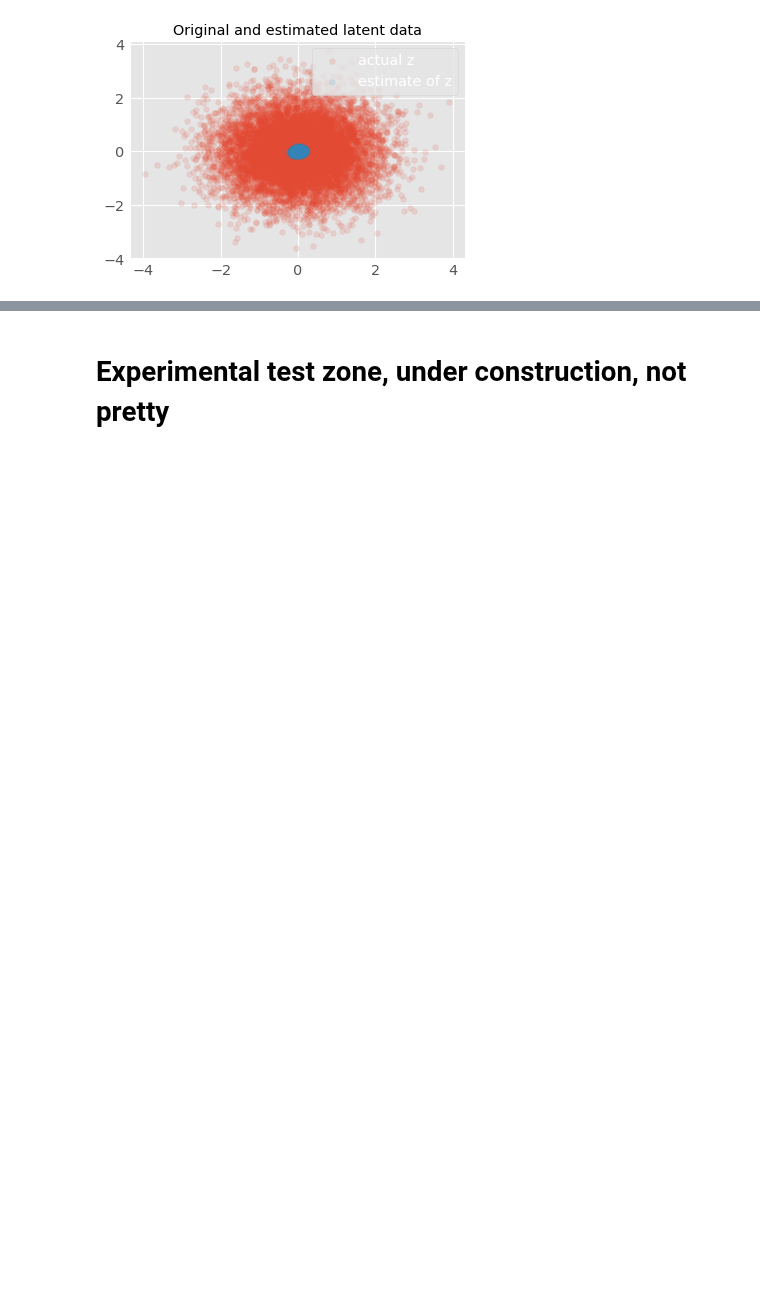
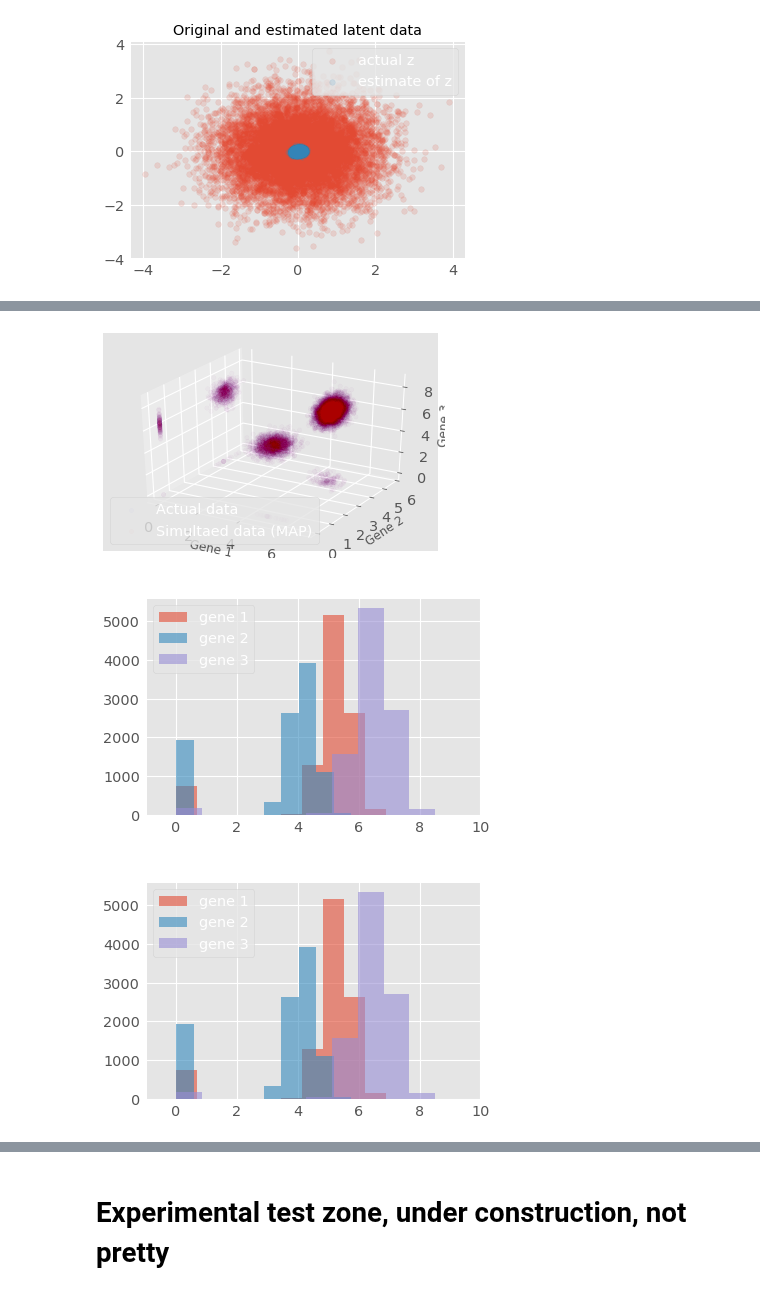
Before and after one commit to tobias-beers/RNA_visualization, a Jupyter notebook: Code/PPCA_ZIFA.ipynb, the cells around one changed output, grey strips where cells are left out. Cells and saved outputs as stored; diff of their text form; code cells hidden in the pictures; blank space fills up the shorter version.

Commit message:
More analysis on why ZIFA model is suboptimal

```diff
--- a/Code/PPCA_ZIFA.ipynb
+++ b/Code/PPCA_ZIFA.ipynb
@@ -404,0 +409,14 @@ plt.show()
+# %%
+mu = tf.expand_dims(tf.Variable(np.float32(np.sum(y_train, axis=1)/np.sum(y_train!=0, axis=1))),1)
+sigma = tf.Variable(actual_sigma)
+A = tf.Variable(tf.identity(actual_A))
+z = tf.Variable(tf.identity(actual_z))
+h = tf.Variable(tf.identity(actual_h))
+x = tf.Variable(tf.identity(actual_x))
+
+target_log_prob_fn = lambda sigma, lamda, z, A, mu, x, h: model.log_prob((sigma, lamda, z, A, mu, actual_x, actual_h, y_train))
+losses = tfp.math.minimize(lambda: -target_log_prob_fn(sigma, lamda, z, A, mu, actual_x, actual_h),
+                           optimizer=tf.optimizers.Adam(learning_rate=0.05),
+                           num_steps=200)
+plt.plot(losses)
+plt.show()
@@ -404,0 +425,35 @@ plt.show()
+# %%
+_, _, _, _, _, _, _, y_generated_final = model.sample(value=(sigma, lamda, z, A, mu, x, h, None))
+
+
+fig = plt.figure()
+ax = fig.add_subplot(111, projection='3d')
+ax.scatter(y_train[0,:],y_train[1,:],y_train[2,:], label='Actual data', color='blue', alpha=0.01)
+ax.scatter(y_generated_final[0,:],y_generated_final[1,:],y_generated_final[2,:], label='Simultaed data (MAP)', color='red', alpha=0.01)
+ax.set_xlabel('Gene 1')
+ax.set_ylabel('Gene 2')
+ax.set_zlabel('Gene 3')
+plt.legend()
+plt.show()
+
+plt.hist(y_train[0, :], label='gene 1', alpha=0.6)
+plt.hist(y_train[1, :], label='gene 2', alpha=0.6)
+plt.hist(y_train[2, :], label='gene 3', alpha=0.6)
+title = plt.title('Actual data')
+plt.xlim((-1,10))
+plt.setp(title, color='white')
+plt.legend()
+plt.show()
+
+plt.hist(y_generated_final[0, :], label='gene 1', alpha=0.6)
+plt.hist(y_generated_final[1, :], label='gene 2', alpha=0.6)
+plt.hist(y_generated_final[2, :], label='gene 3', alpha=0.6)
+title = plt.title('Simulated data (MAP)')
+plt.xlim((-1,10))
+plt.setp(title, color='white')
+plt.legend()
+plt.show()
+# %% [output]
+[figure, added]
+[figure, added]
+[figure, added]
```
Also changed, not shown: parts of 8 cells of this notebook.
